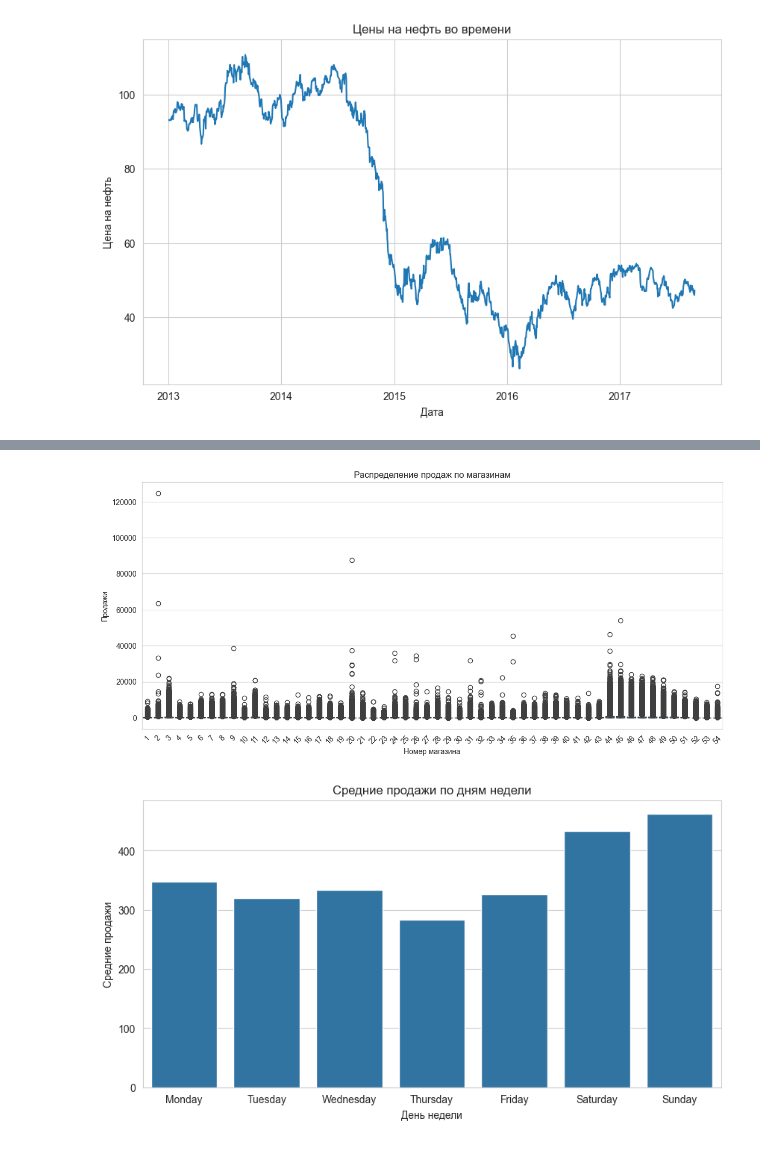
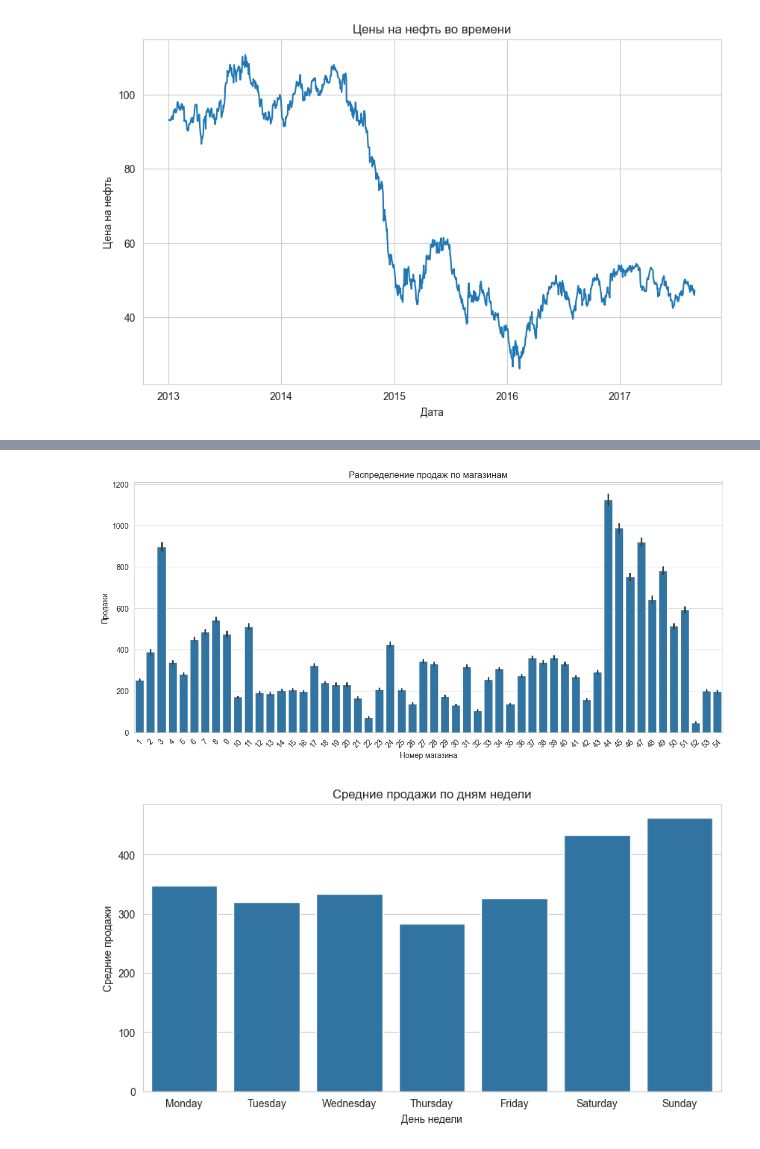
Before and after one commit to NasdormML/Store_Sales_Forecasting, a Jupyter notebook: Fmodel.ipynb, the cells around one changed output, grey strips where cells are left out. Cells and saved outputs as stored; diff of their text form; code cells hidden in the pictures.

```diff
--- a/Fmodel.ipynb
+++ b/Fmodel.ipynb
@@ -166,13 +198,13 @@ plt.show()
 # %%
 plt.figure(figsize=(14, 6))
-sns.boxplot(data=df_train, x='store_nbr', y='sales')
+sns.barplot(data=df_train, x='store_nbr', y='sales')
 plt.title('Распределение продаж по магазинам')
 plt.xlabel('Номер магазина')
 plt.ylabel('Продажи')
 plt.xticks(rotation=45)
 plt.show()
 # %% [output]
-[figure, old version]
+[figure, new version]
 # %%
 df_train['day_of_week'] = df_train['date'].dt.day_name()  # Извлечение названия дня недели из даты
 avg_sales_day = df_train.groupby('day_of_week')['sales'].mean().reindex(['Monday', 'Tuesday', 'Wednesday', 'Thursday', 'Friday', 'Saturday', 'Sunday'])
```
Also changed, not shown: parts of 14 cells of this notebook.
